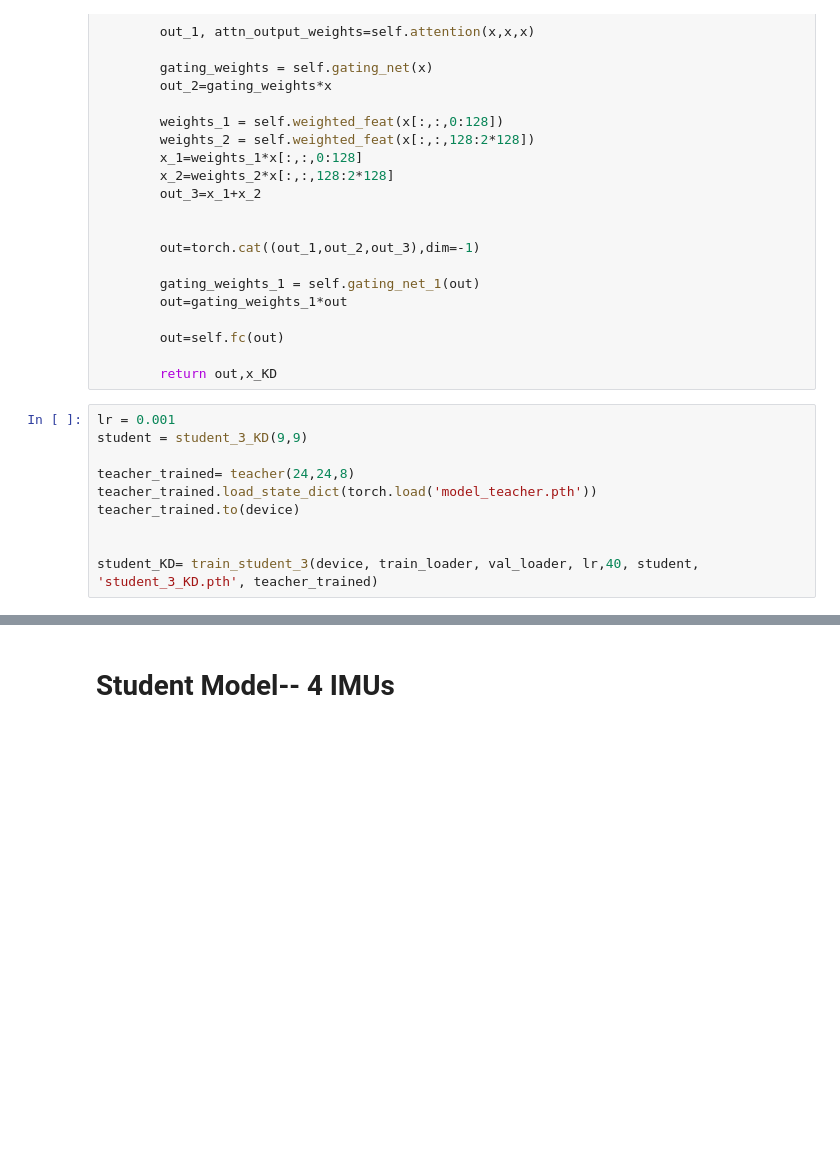
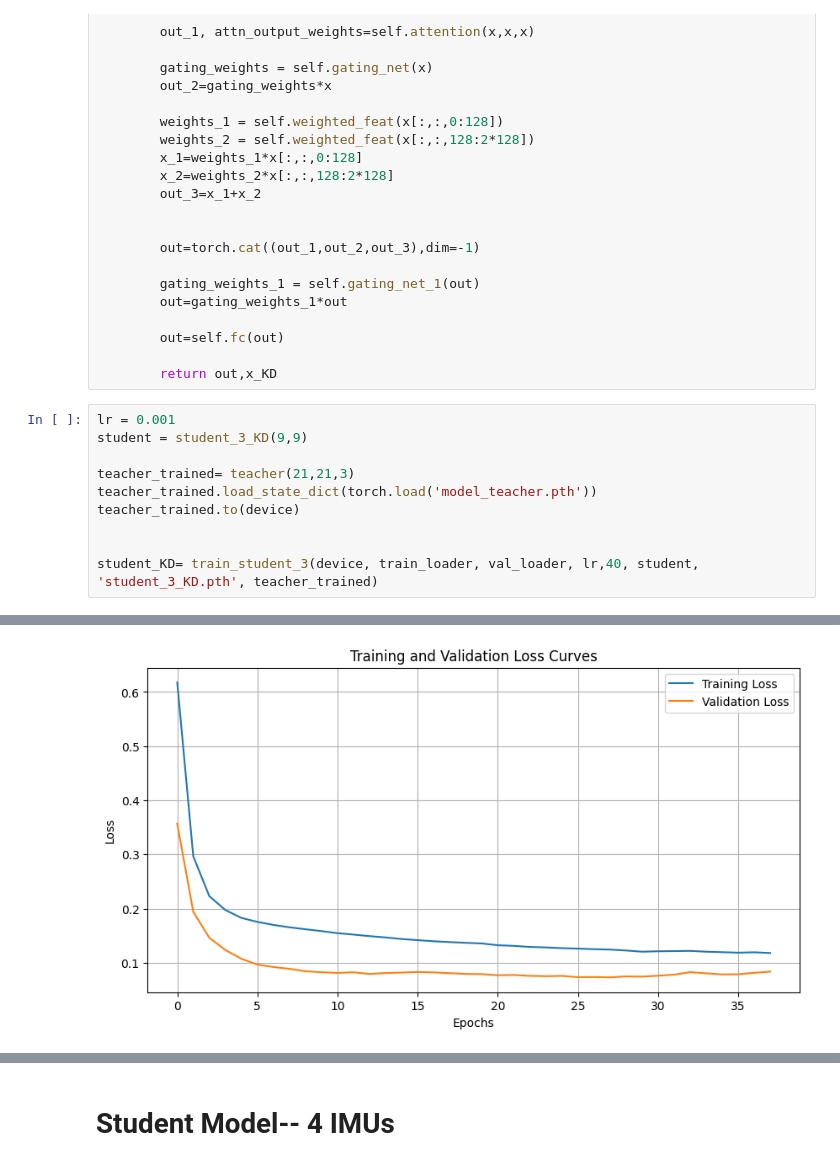
Before and after one commit to stevenc15/SD1-project, a Jupyter notebook: ml/examples/Vanilla_SD.ipynb, the cells around one changed output, grey strips where cells are left out. Drawn from its saved outputs; the diff is of its cells as text; blank space fills up the shorter version.

```diff
--- a/ml/examples/Vanilla_SD.ipynb
+++ b/ml/examples/Vanilla_SD.ipynb
@@ -2580,9 +2750,10 @@ class student_3_KD(nn.Module):
 lr = 0.001
 student = student_3_KD(9,9)
 
-teacher_trained= teacher(24,24,8)
+teacher_trained= teacher(21,21,3)
 teacher_trained.load_state_dict(torch.load('model_teacher.pth'))
 teacher_trained.to(device)
 
 
 student_KD= train_student_3(device, train_loader, val_loader, lr,40, student, 'student_3_KD.pth', teacher_trained)
+# %% [output]
@@ -2589,3 +2777,4 @@ student_KD= train_student_3(device, train_loader, val_loader, lr,40, student, 's
+[figure, added]
 # %%
 mm_student_1= student_3_KD(9,9)
 mm_student_1.load_state_dict(torch.load('student_3_KD.pth'))
```
Also changed, not shown: parts of 36 cells of this notebook, 11 other files.
